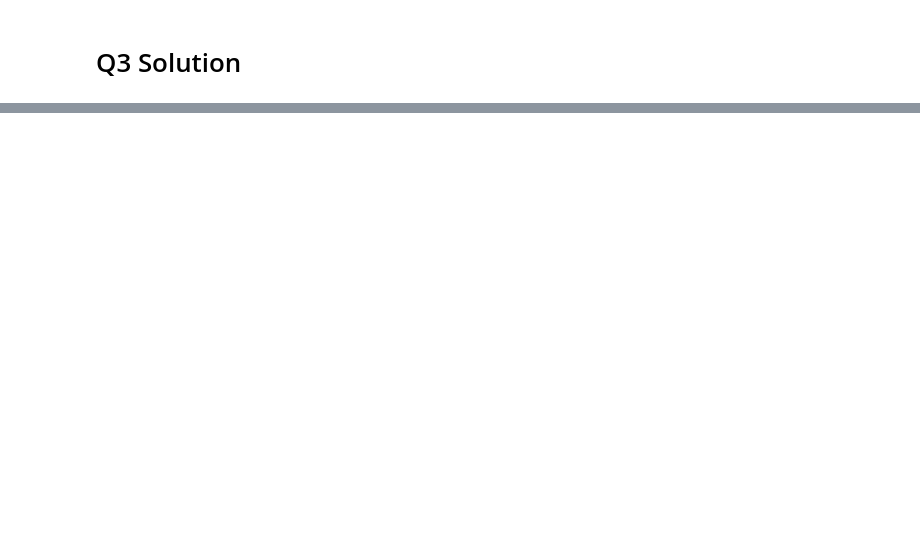
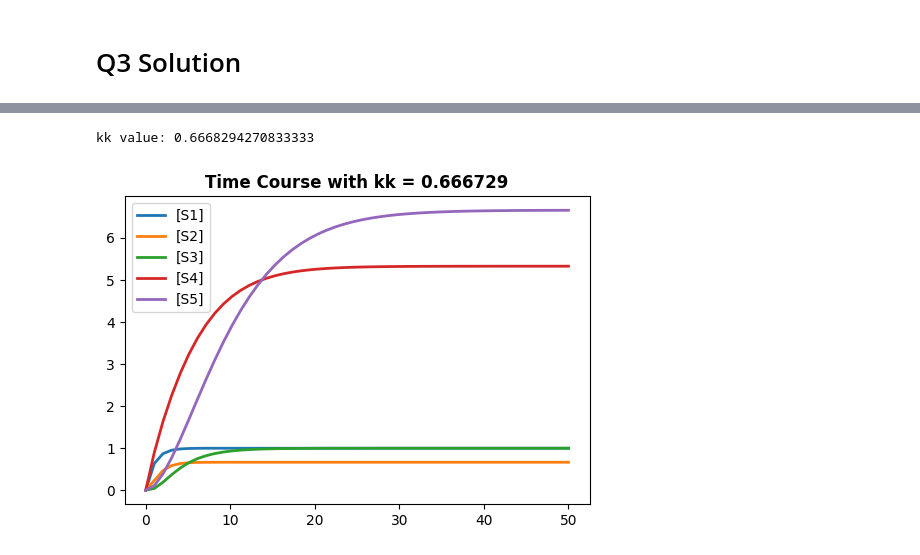
Before and after one commit to IvanBrown3/bioen437, a Jupyter notebook: HW1.ipynb, the cells around one changed output, grey strips where cells are left out. Cells and saved outputs as stored; diff of their text form; code cells hidden in the pictures; blank space fills up the shorter version.

```diff
--- a/HW1.ipynb
+++ b/HW1.ipynb
@@ -41,0 +200,59 @@ import tellurium as te
+# %%
+# model
+original_model = """
+-> S1; k0;
+S1 -> S2; k1*S1
+S2 -> S3; k2*S2;
+S2 ->; S2
+S3 -> S4; k3*S3;
+-> S4; kk
+S4 -> S5; k4*S4;
+S5 ->; k5*S5;
+
+kk = 1;
+k0 = 1;
+k1 = 1;
+k2 = 1/2;
+k3 = 1/3;
+k4 = 1/4;
+k5 = 1/5;
+"""
+
+# Specify the desired steady-state value of S5
+desired_S5_value =  5 # Provide the desired value here
+
+# Call the function to find the value of kk
+found_kk_value = find_kk_for_steady_state_value(original_model, "S5", desired_S5_value, "kk")
+
+# Print the found value of kk
+print("kk value:", found_kk_value)
+# %% [output]
+kk value: 0.6668294270833333
+# %%
+#  Adjusted model
+adjusted_model = """
+-> S1; k0;
+S1 -> S2; k1*S1
+S2 -> S3; k2*S2;
+S2 ->; S2
+S3 -> S4; k3*S3;
+-> S4; kk
+S4 -> S5; k4*S4;
+S5 ->; k5*S5;
+
+kk = 0.9986;  # Set the value of kk to the one you found
+k0 = 1;
+k1 = 1;
+k2 = 1/2;
+k3 = 1/3;
+k4 = 1/4;
+k5 = 1/5;
+"""
+
+rr = te.loada(adjusted_model)
+
+# Time course plot
+data = rr.simulate(0, 50, 50)
+rr.plot(title="Time Course with kk = 0.666729")
+# %% [output]
+[figure, added]
```
Also changed, not shown: parts of 9 cells of this notebook, 1 other file.
